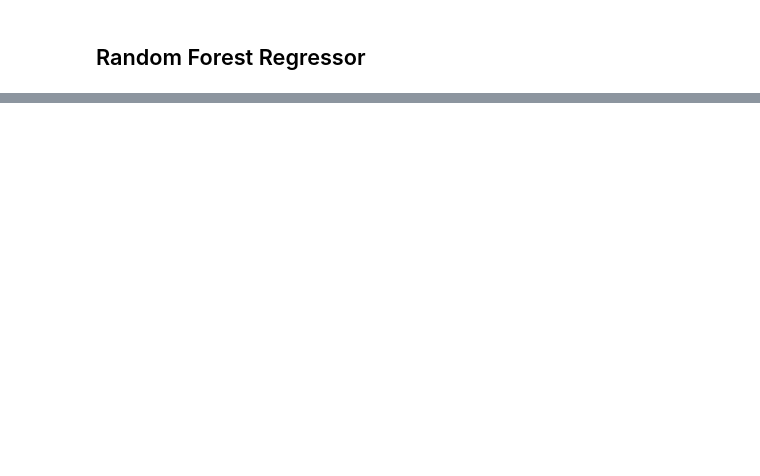
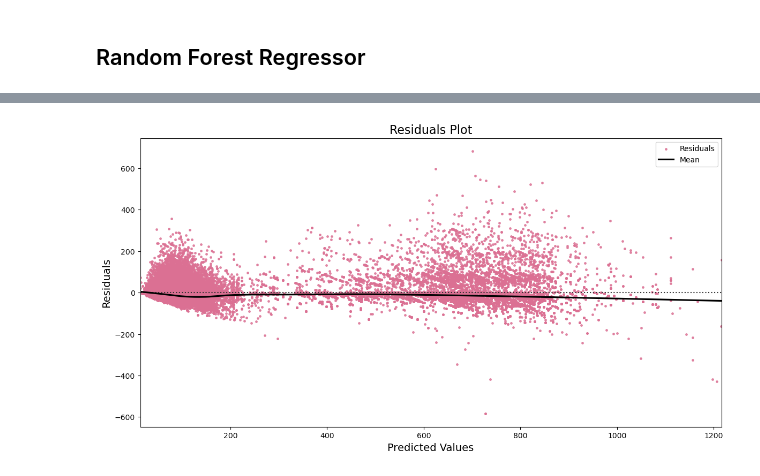
Before and after one commit to LandryHouston/Flight_Price_Prediction, a Jupyter notebook: code/03_modeling_Landry.ipynb, the cells around one changed output, grey strips where cells are left out. Drawn from its saved outputs; the diff is of its cells as text; code cells hidden in the pictures; blank space fills up the shorter version.

```diff
--- a/code/03_modeling_Landry.ipynb
+++ b/code/03_modeling_Landry.ipynb
@@ -93,0 +80,17 @@ RMSE Score: 42.91826062162869
+# %%
+plt.figure(figsize=(14, 7))
+sns.residplot(
+    x=y_pred,
+    y=y_test,
+    lowess=True,
+    color="PaleVioletRed",
+    line_kws=dict(color="black", label="Mean"),
+    label="Residuals",
+    scatter_kws={"s": 6},
+)
+plt.title("Residuals Plot", size=16)
+plt.xlabel("Predicted Values", size=14)
+plt.ylabel("Residuals", size=14)
+plt.legend();
+# %% [output]
+[figure, added]
```
Also changed, not shown: parts of 13 cells of this notebook, 3 other files.
